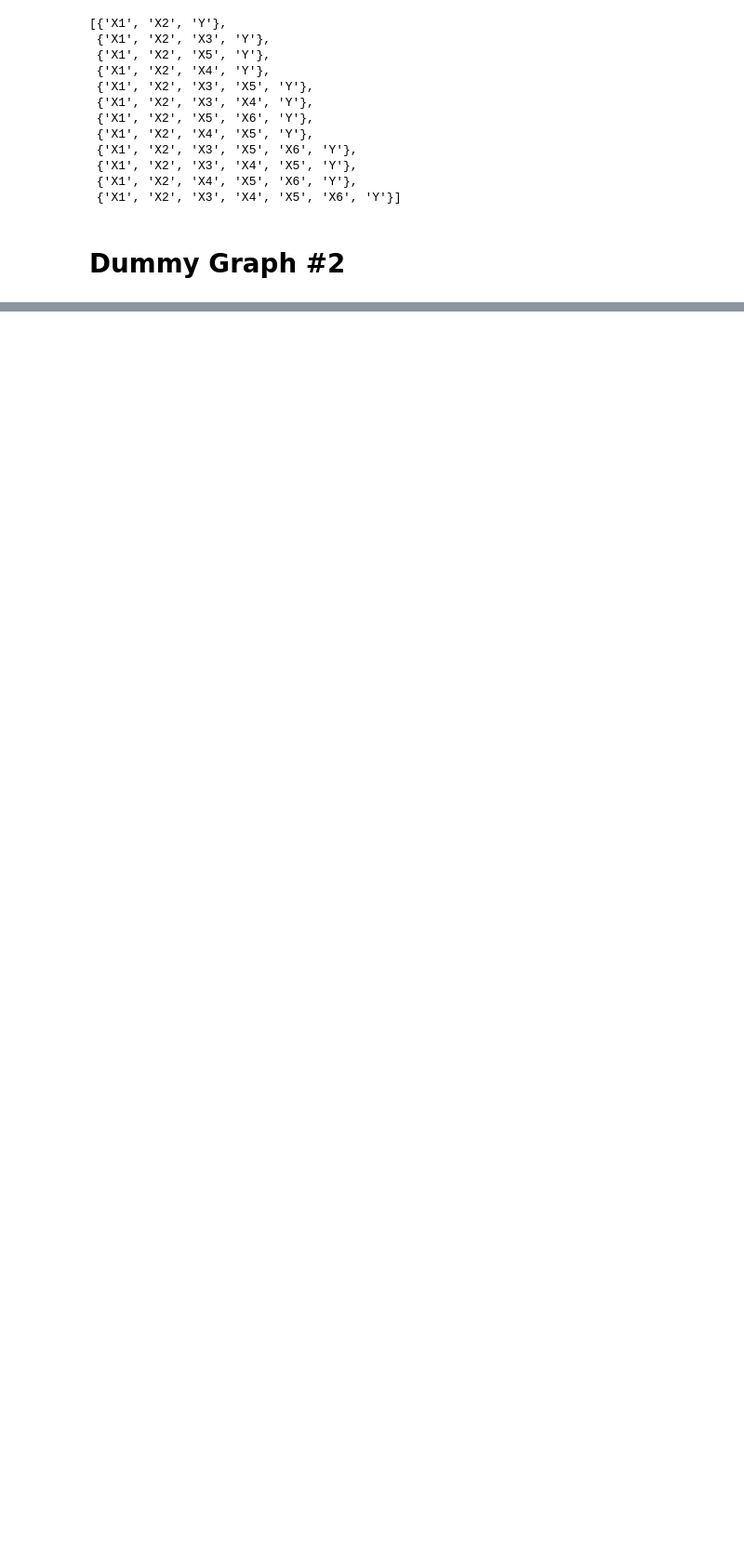
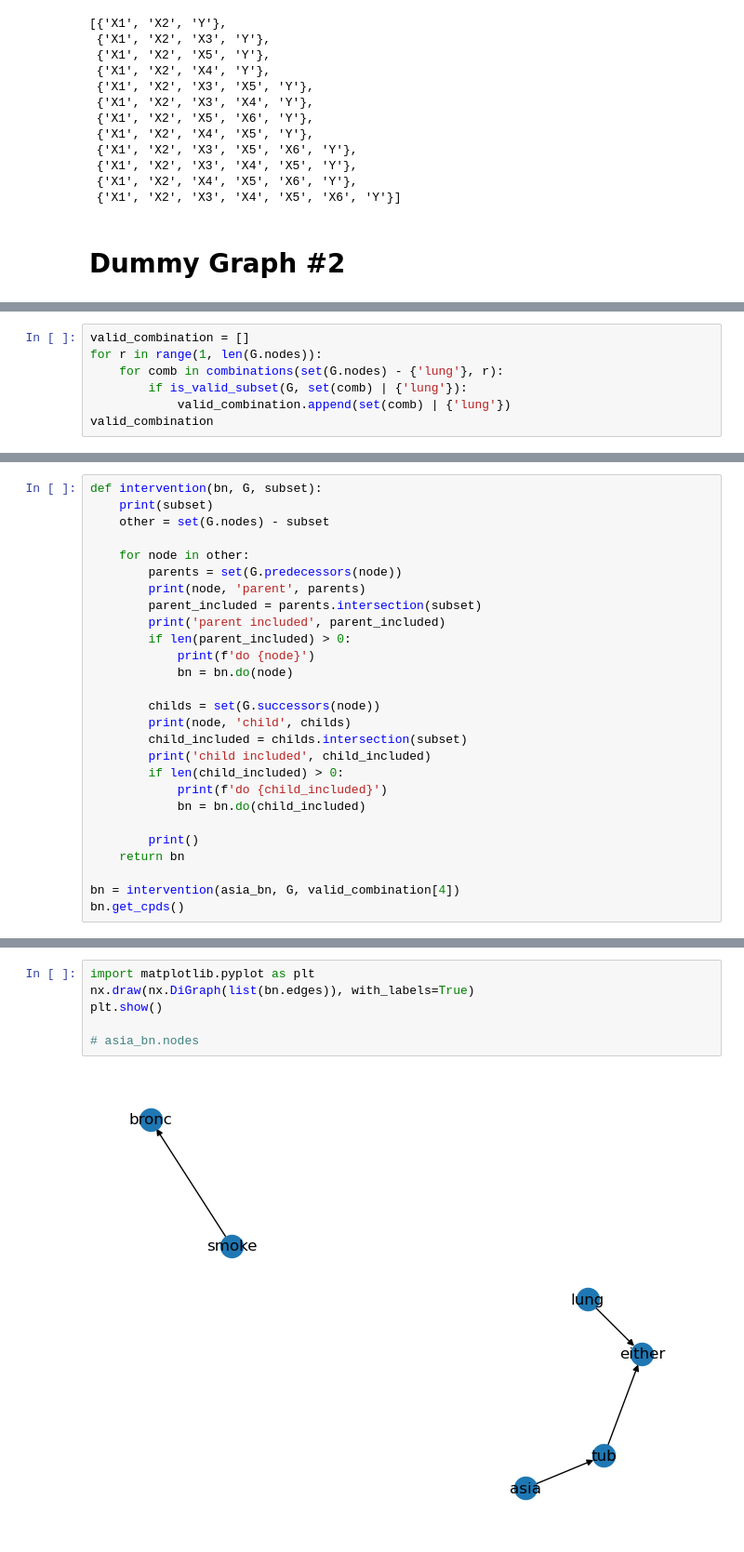
Before and after one commit to erlanggagatum/explainable-ai-methods, a Jupyter notebook: notebooks/6.0-graph-exploration.ipynb, the cells around one changed output, grey strips where cells are left out. Shown at 93% size. Drawn from its saved outputs; the diff is of its cells as text; blank space fills up the shorter version.

Commit message:
fix valid intervention nodes

```diff
--- a/notebooks/6.0-graph-exploration.ipynb
+++ b/notebooks/6.0-graph-exploration.ipynb
@@ -247,0 +300,7 @@ valid_combination
+# %%
+valid_combination = []
+for r in range(1, len(G.nodes)):
+    for comb in combinations(set(G.nodes) - {'lung'}, r):
+        if is_valid_subset(G, set(comb) | {'lung'}):
+            valid_combination.append(set(comb) | {'lung'})
+valid_combination
@@ -247,0 +325,27 @@ valid_combination
+# %%
+def intervention(bn, G, subset):
+    print(subset)
+    other = set(G.nodes) - subset
+
+    for node in other:
+        parents = set(G.predecessors(node))
+        print(node, 'parent', parents)
+        parent_included = parents.intersection(subset)
+        print('parent included', parent_included)
+        if len(parent_included) > 0:
+            print(f'do {node}')
+            bn = bn.do(node)
+
+        childs = set(G.successors(node))
+        print(node, 'child', childs)
+        child_included = childs.intersection(subset)
+        print('child included', child_included)
+        if len(child_included) > 0:
+            print(f'do {child_included}')
+            bn = bn.do(child_included)
+
+        print()
+    return bn
+
+bn = intervention(asia_bn, G, valid_combination[4])
+bn.get_cpds()
@@ -247,0 +378,8 @@ valid_combination
+# %%
+import matplotlib.pyplot as plt
+nx.draw(nx.DiGraph(list(bn.edges)), with_labels=True)
+plt.show()
+
+# asia_bn.nodes
+# %% [output]
+[figure, added]
```
Also changed, not shown: parts of 8 cells of this notebook.
